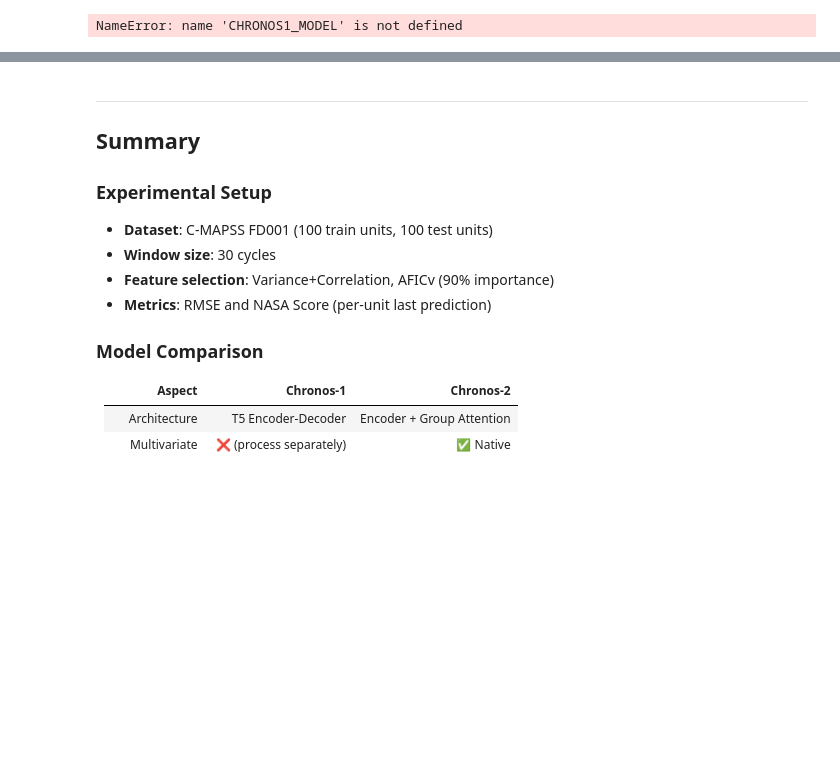
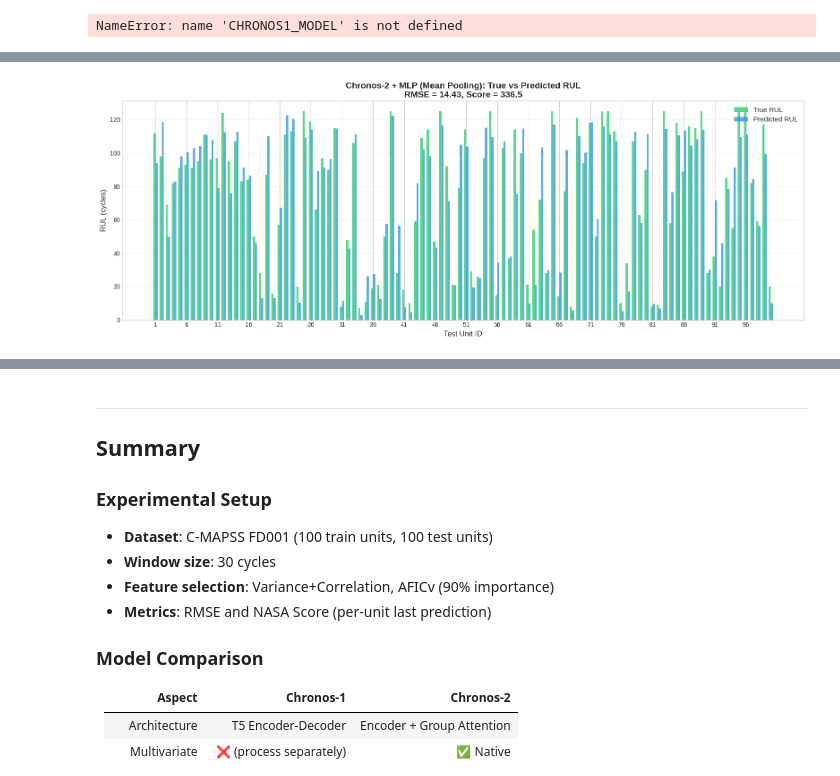
Before and after one commit to f-khadija-benzine/PhD-Project-, a Jupyter notebook: notebooks/W06_Chronos_Comparison.ipynb, the cells around one changed output, grey strips where cells are left out. Cells and saved outputs as stored; diff of their text form; code cells hidden in the pictures; blank space fills up the shorter version.

```diff
--- a/notebooks/W06_Chronos_Comparison.ipynb
+++ b/notebooks/W06_Chronos_Comparison.ipynb
@@ -913,0 +1086,22 @@ NameError: name 'embeddings' is not defined
+# %%
+# === D4: Setup for Visualization ===
+
+def get_last_per_unit(y_true, y_pred, units):
+    df = pd.DataFrame({'unit': units, 'true': y_true, 'pred': y_pred})
+    last_idx = df.groupby('unit').tail(1).index
+    return df.loc[last_idx]
+
+fs_name = 'correlation'
+predictions = {head: d['y_pred'] for head, d in all_predictions[fs_name].items()}
+y_test = all_predictions[fs_name]['Ridge']['y_test']
+units_test = all_predictions[fs_name]['Ridge']['units_test']
+
+results_per_unit = {}
+for method, y_pred in predictions.items():
+    df = get_last_per_unit(y_test, y_pred, units_test)
+    results_per_unit[method] = df.sort_values('unit')
+
+colors = {'Ridge': '#3498db', 'MLP': '#2ecc71', 'XGBoost': '#e74c3c'}
+markers = {'Ridge': 's', 'MLP': '^', 'XGBoost': 'D'}
+
+print(f"✓ Ready to plot: {list(predictions.keys())}")
@@ -1026,0 +1273,25 @@ print(f"✓ Scatter plots saved")
+# %%
+# === D6: Plot 1 - Bar Chart ===
+
+fig, ax = plt.subplots(figsize=(16, 6))
+
+x = np.arange(len(units))
+width = 0.35
+
+bars1 = ax.bar(x - width/2, true_rul, width, label='True RUL', color='#2ecc71', alpha=0.8)
+bars2 = ax.bar(x + width/2, pred_rul, width, label='Predicted RUL', color='#3498db', alpha=0.8)
+
+ax.set_xlabel('Test Unit ID', fontsize=12)
+ax.set_ylabel('RUL (cycles)', fontsize=12)
+ax.set_title(f'Chronos-2 + MLP (Mean Pooling): True vs Predicted RUL\nRMSE = {rmse:.2f}, Score = {score:.1f}',
+             fontsize=14, fontweight='bold')
+ax.set_xticks(x[::5])
+ax.set_xticklabels(units[::5])
+ax.legend(loc='upper right', fontsize=11)
+ax.grid(True, alpha=0.3, axis='y')
+
+plt.tight_layout()
+plt.savefig(f'{SAVE_DIR}/best_model_bar_{TIMESTAMP}.png', dpi=150, bbox_inches='tight')
+plt.show()
+# %% [output]
+[figure, added]
```
Also changed, not shown: parts of 11 cells of this notebook.
